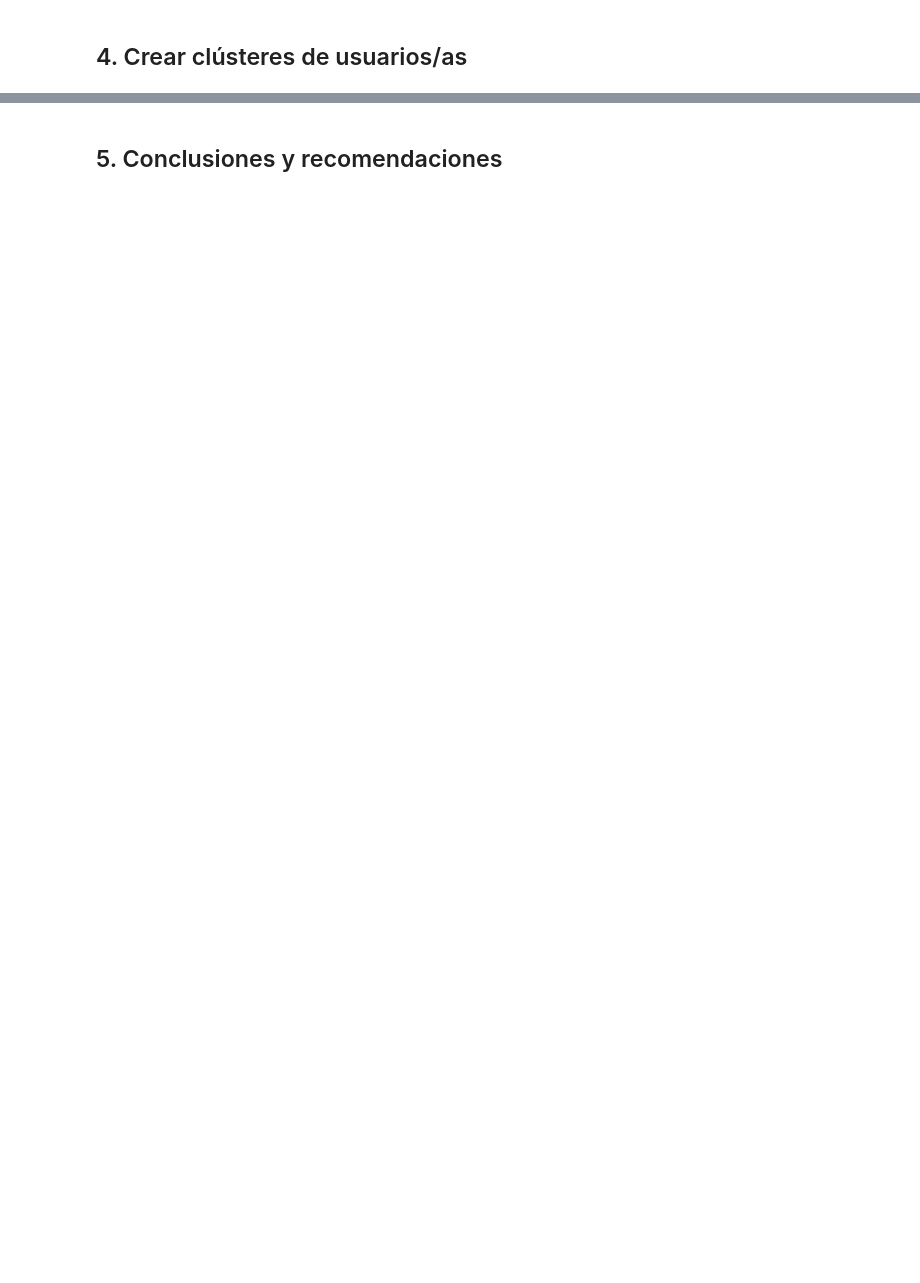
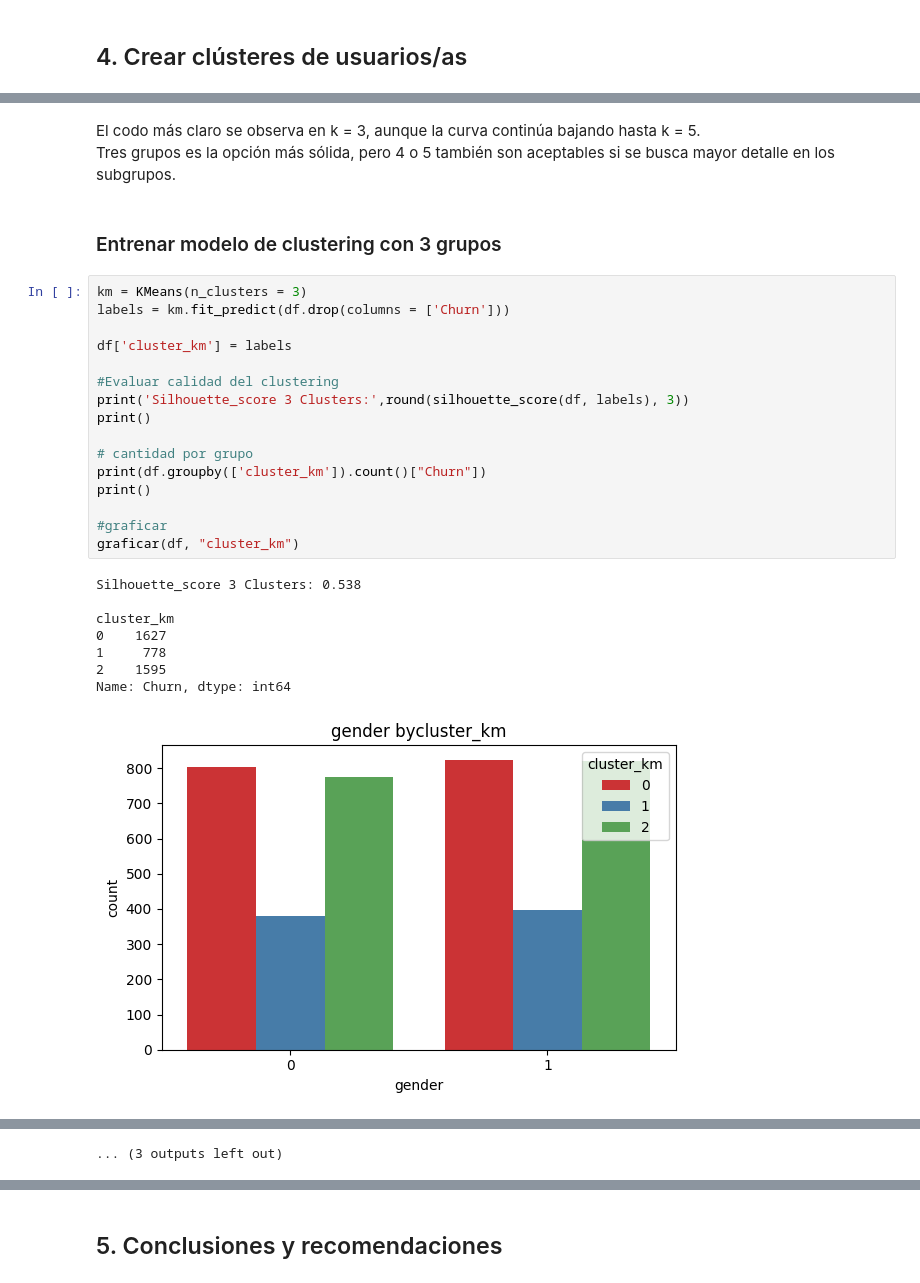
Before and after one commit to HesusG/da-ds-notebook-solutions, a Jupyter notebook: LATAM V7 DADS/9-14 DA/SP13 Forecasts and Predictions/P Spanish Version/S13 SOL - Pronósticos y predicciones.ipynb, the cells around one changed output, grey strips where cells are left out. Cells and saved outputs as stored; diff of their text form; blank space fills up the shorter version.

```diff
--- a/LATAM V7 DADS/9-14 DA/SP13 Forecasts and Predictions/P Spanish Version/S13 SOL - Pronósticos y predicciones.ipynb
+++ b/LATAM V7 DADS/9-14 DA/SP13 Forecasts and Predictions/P Spanish Version/S13 SOL - Pronósticos y predicciones.ipynb
@@ -434,0 +481,30 @@ Name: Churn, dtype: int64
+# %% [markdown]
+El codo más claro se observa en k = 3, aunque la curva continúa bajando hasta k = 5.
+Tres grupos es la opción más sólida, pero 4 o 5 también son aceptables si se busca mayor detalle en los subgrupos.
+# %% [markdown]
+### Entrenar modelo de clustering con 3 grupos
+# %%
+km = KMeans(n_clusters = 3)
+labels = km.fit_predict(df.drop(columns = ['Churn']))
+
+df['cluster_km'] = labels
+
+#Evaluar calidad del clustering
+print('Silhouette_score 3 Clusters:',round(silhouette_score(df, labels), 3))
+print()
+
+# cantidad por grupo
+print(df.groupby(['cluster_km']).count()["Churn"])
+print()
+
+#graficar
+graficar(df, "cluster_km")
+# %% [output]
+Silhouette_score 3 Clusters: 0.538
+
+cluster_km
+0    1627
+1     778
+2    1595
+Name: Churn, dtype: int64
+[figure, added]
@@ -434,0 +521 @@ Name: Churn, dtype: int64
+... (3 outputs left out)
```
Also changed, not shown: parts of 25 cells of this notebook.
